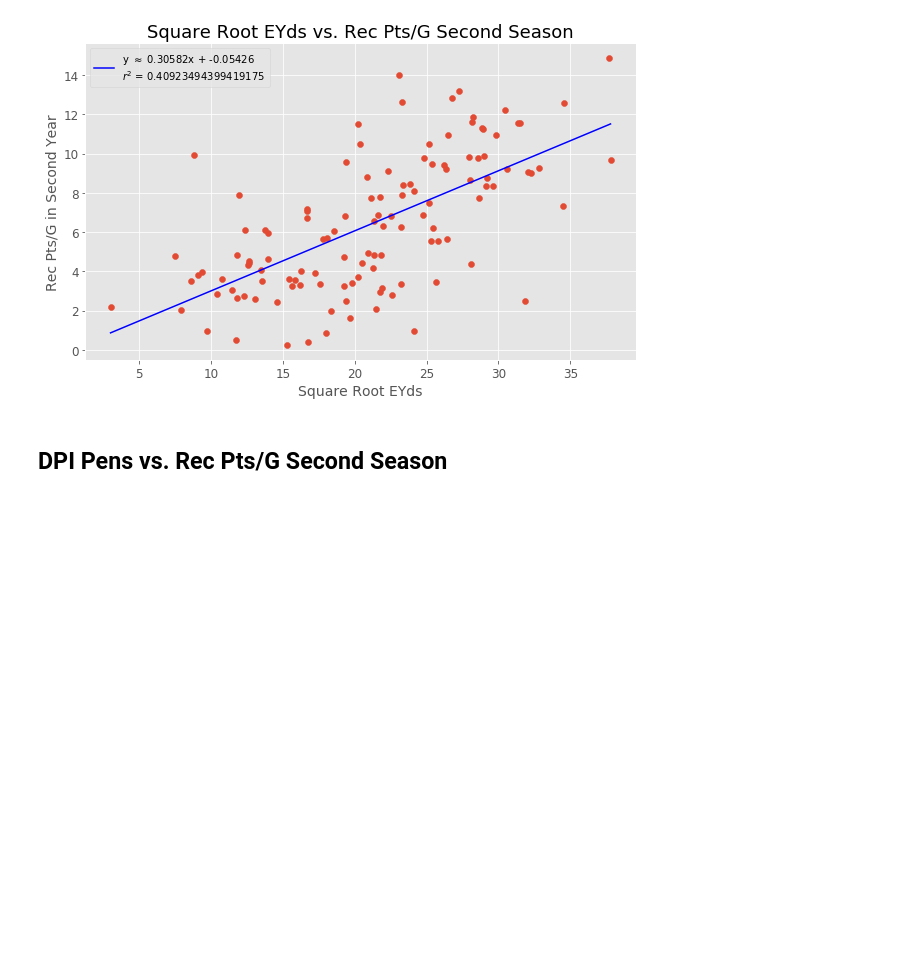
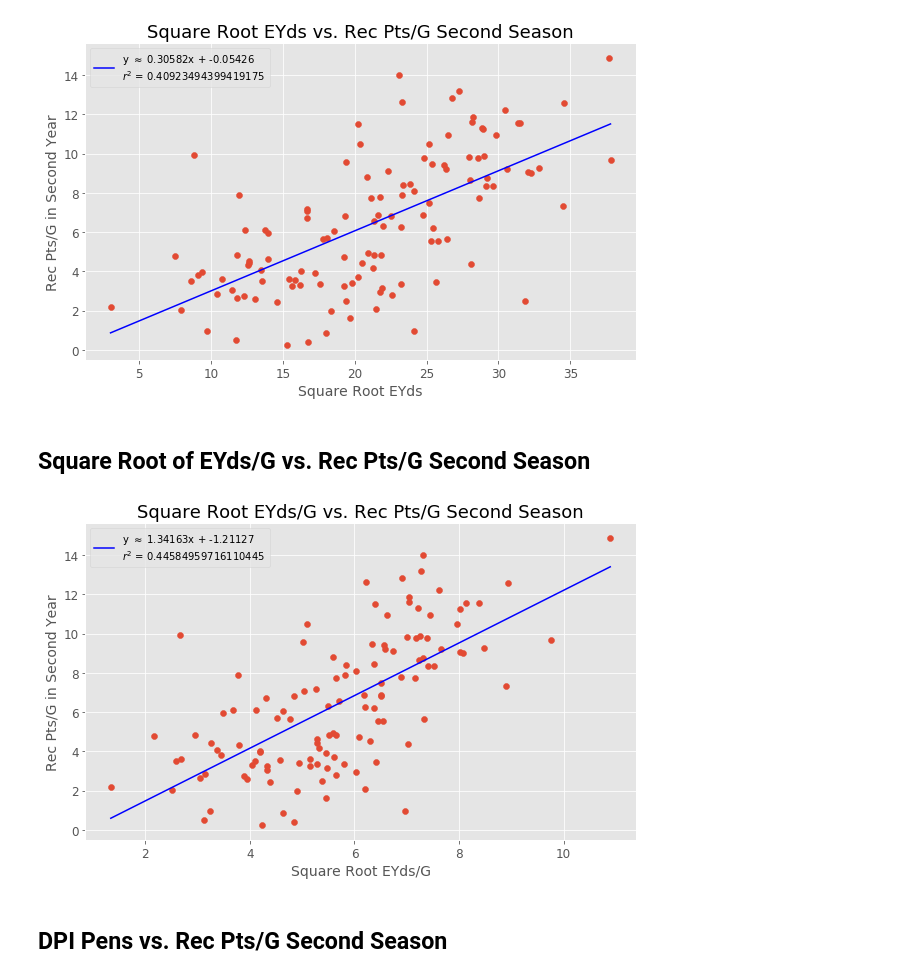
Before and after one commit to tevans-barton/WRSecondYearJumps, a Jupyter notebook: notebooks/4.02 EDA (Bivariate) Post-Cleaning Notebook.ipynb, the cells around one changed output. Drawn from its saved outputs; the diff is of its cells as text; code cells hidden in the pictures; blank space fills up the shorter version.

```diff
--- a/notebooks/4.02 EDA (Bivariate) Post-Cleaning Notebook.ipynb
+++ b/notebooks/4.02 EDA (Bivariate) Post-Cleaning Notebook.ipynb
@@ -193,6 +193,12 @@ eda_viz_post_bivariate.voa_vs_target(savefig = True)
 eda_viz_post_bivariate.sqrt_eyds_vs_target(savefig = True)
 # %% [output]
 [figure]
+# %% [markdown]
+## Square Root of EYds/G vs. Rec Pts/G Second Season
+# %%
+eda_viz_post_bivariate.sqrt_eydspg_vs_target(savefig = True)
+# %% [output]
+[figure, added]
 # %% [markdown]
 ## DPI Pens vs. Rec Pts/G Second Season
 # %%
```
Also changed, not shown: parts of 3 cells of this notebook, 4 other files.
